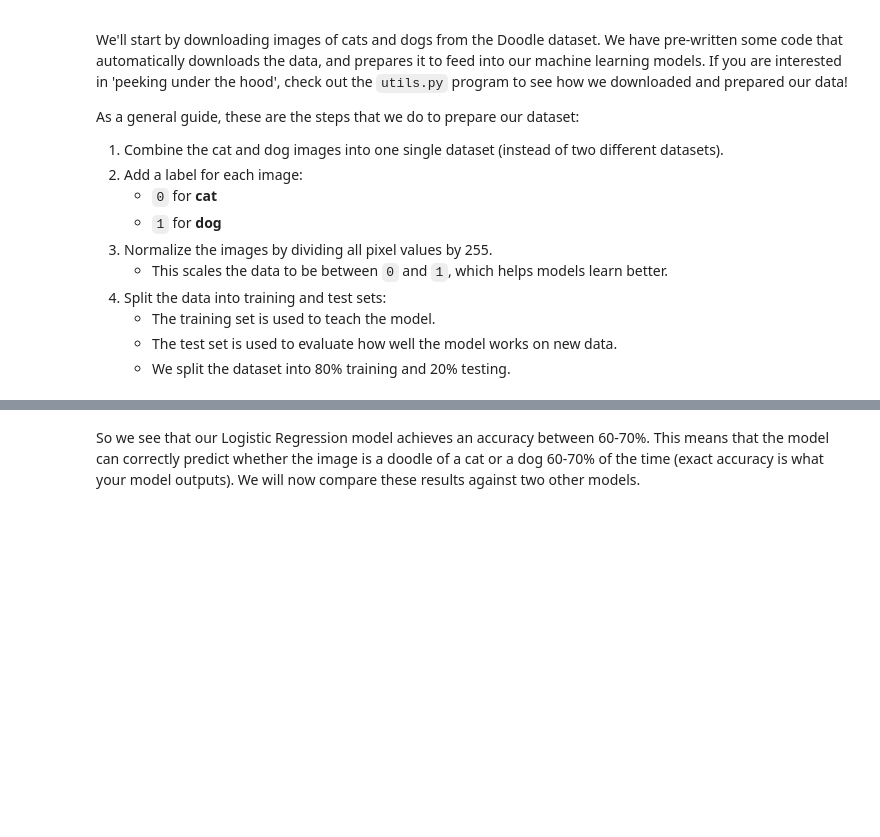
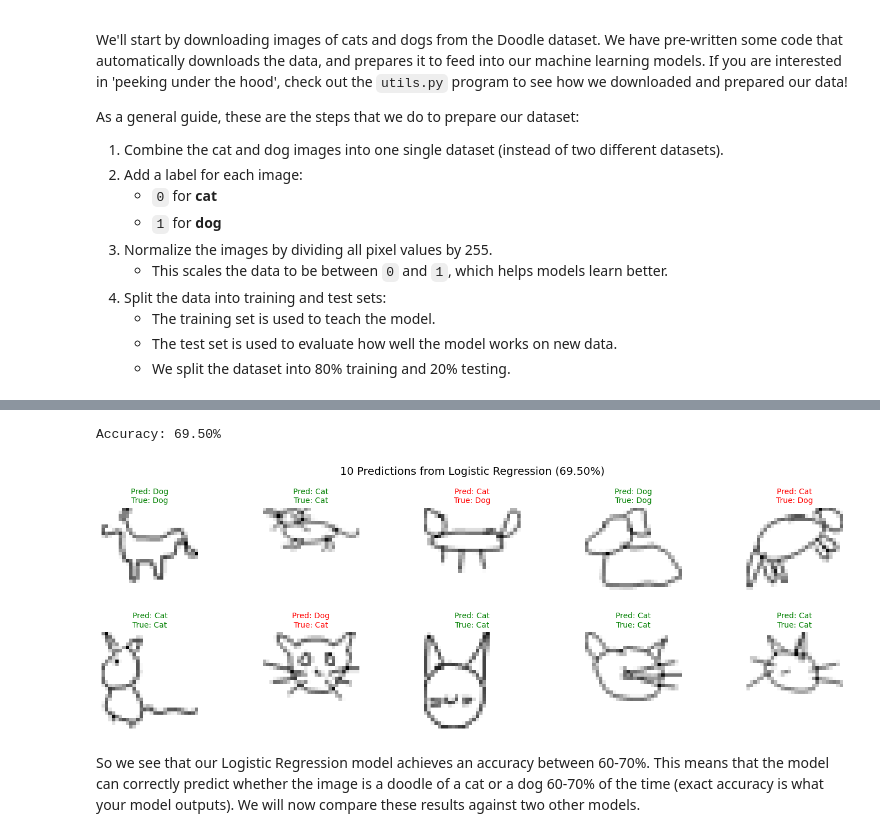
Before and after one commit to awesomecosmos/readyct-ai-workshop, a Jupyter notebook: readyct-ai-demo/readyct_ai_demo.ipynb, the cells around one changed output, grey strips where cells are left out. Drawn from its saved outputs; the diff is of its cells as text; code cells hidden in the pictures; blank space fills up the shorter version.

```diff
--- a/readyct-ai-demo/readyct_ai_demo.ipynb
+++ b/readyct-ai-demo/readyct_ai_demo.ipynb
@@ -78,16 +86,19 @@ Here's a simple picture to think about how Logistic Regression does its job reco
 ![logistic regression](figs/logreg.png)
 # %%
 # creating our Logistic Regression model
-clf = LogisticRegression(max_iter=1000)
+logreg_model = LogisticRegression()
 
 # feeding our training data to the model
-clf.fit(X_train, y_train)
+logreg_model.fit(X_train, y_train)
 
 # feeding our test data to the model and getting the accuracy of the model
-y_pred = clf.predict(X_test)
+y_pred = logreg_model.predict(X_test)
 acc = accuracy_score(y_test, y_pred)
 print(f"Accuracy: {acc * 100:.2f}%")
-utils.show_10_random_predictions(X_test, y_test, clf, model_type='sklearn', model_name='Logistic Regression', accuracy=acc * 100, dataset_type='doodles')
+show_10_random_predictions(X_test, y_test, logreg_model, model_type='sklearn', model_name='Logistic Regression', accuracy=acc * 100, dataset_type='doodles')
+# %% [output]
+Accuracy: 69.50%
+[figure, added]
 # %% [markdown]
 So we see that our Logistic Regression model achieves an accuracy between 60-70%. This means that the model can correctly predict whether the image is a doodle of a cat or a dog 60-70% of the time (exact accuracy is what your model outputs). We will now compare these results against two other models.
 # %% [markdown]
```
Also changed, not shown: parts of 24 cells of this notebook, 3 other files.
